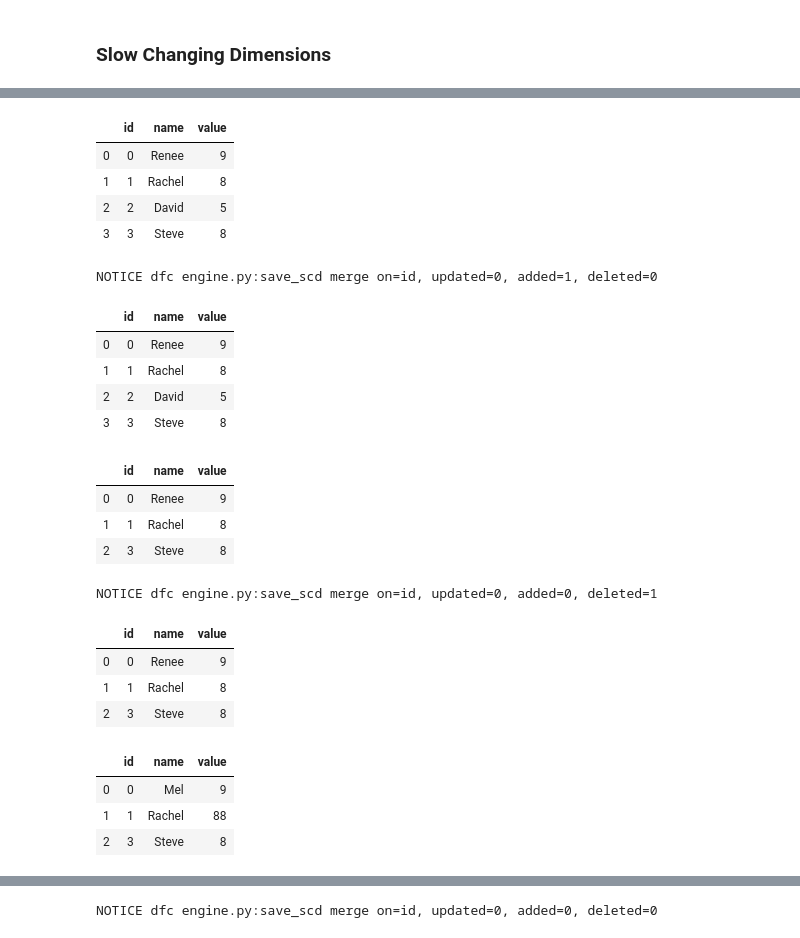
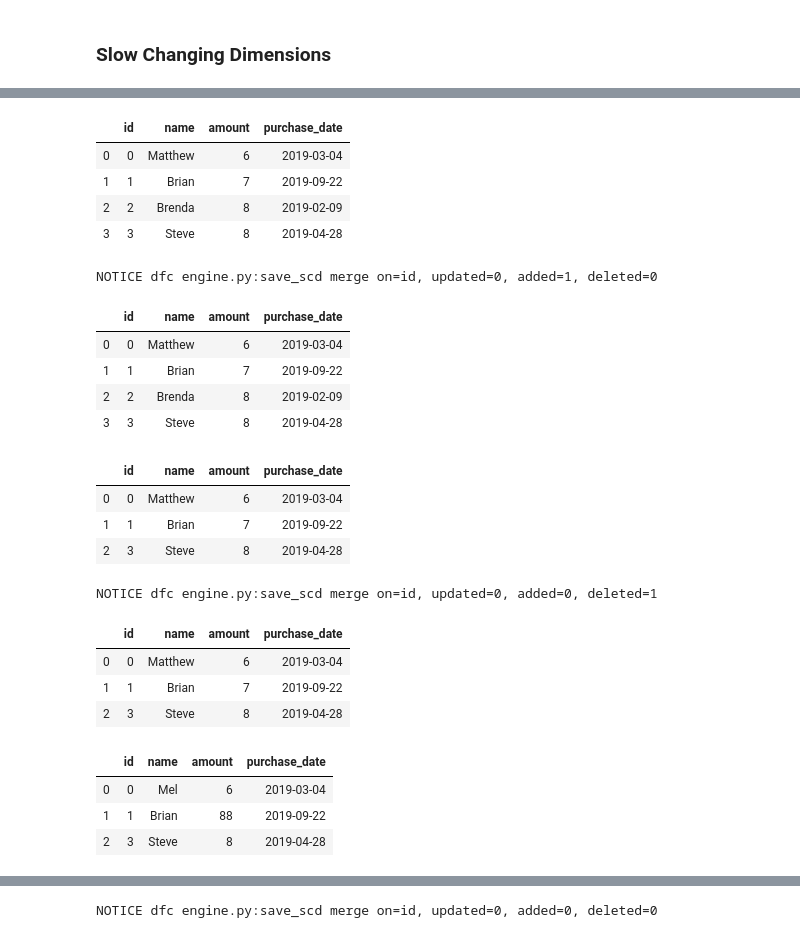
Before and after one commit to natbusa/datafaucet, a Jupyter notebook: examples/tutorial/scd.ipynb, the cells around one changed output, grey strips where cells are left out. Cells and saved outputs as stored; diff of their text form; code cells hidden in the pictures.

```diff
--- a/examples/tutorial/scd.ipynb
+++ b/examples/tutorial/scd.ipynb
@@ -60,7 +78,8 @@ dfc.load('data/saved/dim', format='parquet').data.grid()
 # %%
 df = dfc.range(3)
 df = df.cols.create('name').fake('first_name')
-df = df.cols.create('value').randint(10)
+df = df.cols.create('amount').randint(10)
+df = df.cols.create('purchase_date').fake('date_this_year')
 df.cache()
 
 df.data.grid(10)
@@ -89,55 +108,56 @@ dfc.load('data/saved/dim', format='parquet').data.grid()
 # %%
 # append one
-df = df.rows.append([{'id':3, 'name':'Steve', 'value':8}])
+from datetime import datetime
+df = df.rows.append([{'id':3, 'name':'Steve', 'amount':8, 'purchase_date': datetime(2019,4,28)}])
 df.data.grid()
 # %% [output]
-|  | id | name | value |
-| 0 | 0 | Renee | 9 |
-| 1 | 1 | Rachel | 8 |
-| 2 | 2 | David | 5 |
-| 3 | 3 | Steve | 8 |
+|  | id | name | amount | purchase_date |
+| 0 | 0 | Matthew | 6 | 2019-03-04 |
+| 1 | 1 | Brian | 7 | 2019-09-22 |
+| 2 | 2 | Brenda | 8 | 2019-02-09 |
+| 3 | 3 | Steve | 8 | 2019-04-28 |
 # %%
 df.save('data/saved/dim', format='scd:parquet', mode='append', merge_on='id')
 df_v1 = dfc.load('data/saved/dim', format='scd:parquet', merge_on='id')
 df_v1.data.grid()
 # %% [output]
 NOTICE dfc engine.py:save_scd merge on=id, updated=0, added=1, deleted=0
-|  | id | name | value |
-| 0 | 0 | Renee | 9 |
-| 1 | 1 | Rachel | 8 |
-| 2 | 2 | David | 5 |
-| 3 | 3 | Steve | 8 |
+|  | id | name | amount | purchase_date |
+| 0 | 0 | Matthew | 6 | 2019-03-04 |
+| 1 | 1 | Brian | 7 | 2019-09-22 |
+| 2 | 2 | Brenda | 8 | 2019-02-09 |
+| 3 | 3 | Steve | 8 | 2019-04-28 |
 # %%
 # delete one
 df = df.rows.delete('id = 2')
 df.data.grid()
 # %% [output]
-|  | id | name | value |
-| 0 | 0 | Renee | 9 |
-| 1 | 1 | Rachel | 8 |
-| 2 | 3 | Steve | 8 |
+|  | id | name | amount | purchase_date |
+| 0 | 0 | Matthew | 6 | 2019-03-04 |
+| 1 | 1 | Brian | 7 | 2019-09-22 |
+| 2 | 3 | Steve | 8 | 2019-04-28 |
 # %%
 df.save('data/saved/dim', format='scd:parquet', mode='append', merge_on='id')
 df_v2 = dfc.load('data/saved/dim', format='scd:parquet', merge_on='id')
 df_v2.data.grid()
 # %% [output]
 NOTICE dfc engine.py:save_scd merge on=id, updated=0, added=0, deleted=1
-|  | id | name | value |
-| 0 | 0 | Renee | 9 |
-| 1 | 1 | Rachel | 8 |
-| 2 | 3 | Steve | 8 |
+|  | id | name | amount | purchase_date |
+| 0 | 0 | Matthew | 6 | 2019-03-04 |
+| 1 | 1 | Brian | 7 | 2019-09-22 |
+| 2 | 3 | Steve | 8 | 2019-04-28 |
 # %%
 import datetime as dt
 version_after_delete = dt.datetime.now()
 # %%
 # modify two
-df = df.rows.update([{'id':0, 'name':'Mel'}, {'id':1, 'value':88}], on='id')
+df = df.rows.update([{'id':0, 'name':'Mel'}, {'id':1, 'amount':88}], on='id')
 df.data.grid()
 # %% [output]
-|  | id | name | value |
-| 0 | 0 | Mel | 9 |
-| 1 | 1 | Rachel | 88 |
-| 2 | 3 | Steve | 8 |
+|  | id | name | amount | purchase_date |
+| 0 | 0 | Mel | 6 | 2019-03-04 |
+| 1 | 1 | Brian | 88 | 2019-09-22 |
+| 2 | 3 | Steve | 8 | 2019-04-28 |
 # %%
 df.save('data/saved/dim', format='scd:parquet', mode='append', merge_on='id')
 df_v3 = dfc.load('data/saved/dim', format='scd:parquet', merge_on='id')
```
Also changed, not shown: parts of 16 cells of this notebook, 2 other files.
